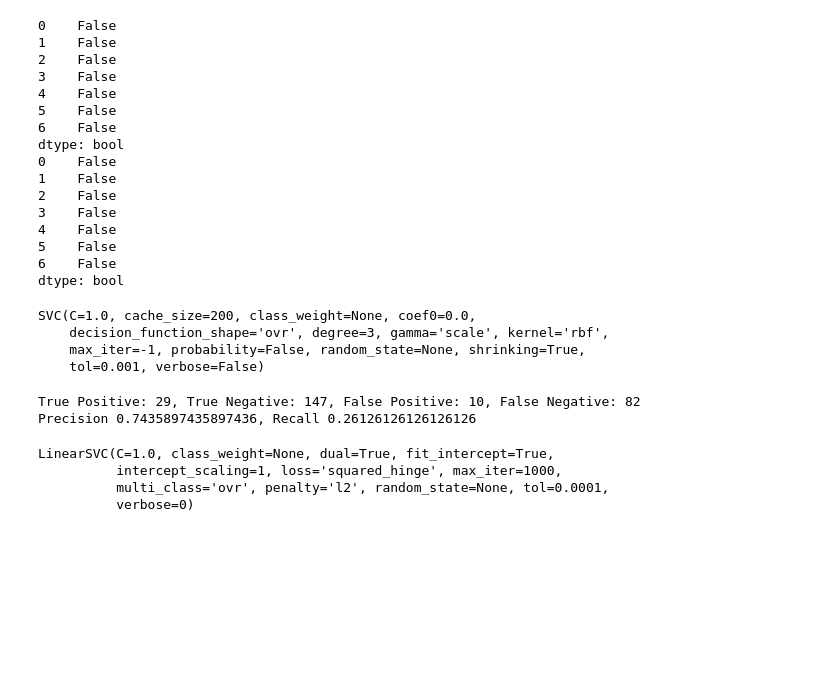
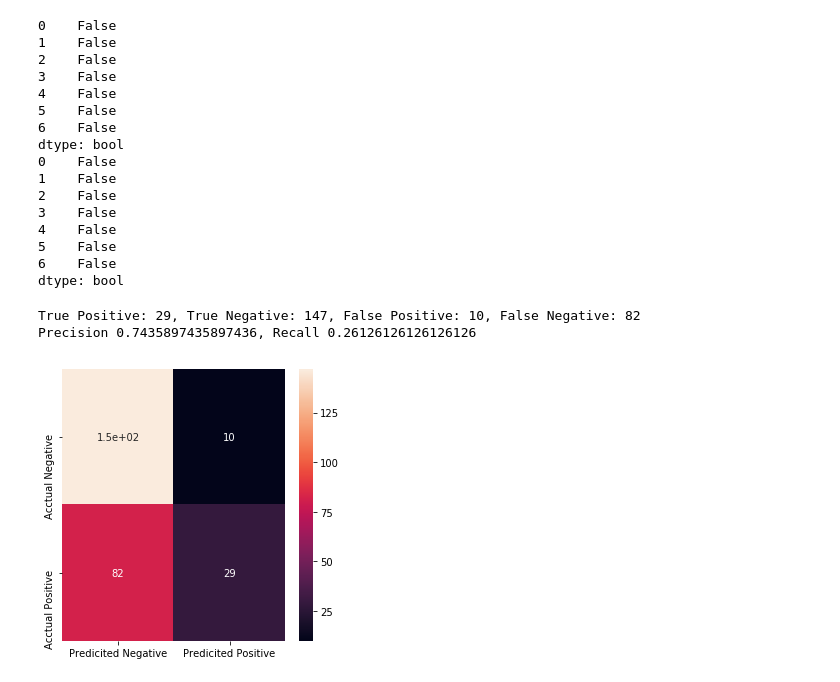
Before and after one commit to AnupKumarGupta/Machine-Learning-Lab-Assignments, a Jupyter notebook: Tiatanic.ipynb, the cells around one changed output. Drawn from its saved outputs; the diff is of its cells as text; code cells hidden in the pictures; blank space fills up the shorter version.

Commit message:
Different SVM models added (#3)
Closes #1

```diff
--- a/Tiatanic.ipynb
+++ b/Tiatanic.ipynb
@@ -115,42 +113,24 @@ labelEncoder.fit(X_unseen[:,6:].ravel())
 X_unseen[:,6:] = labelEncoder.transform(X_unseen[:,6:].ravel()).reshape(X_unseen[:,6:].shape[0],1)
 # %%
 X_train, X_test, y_train, y_test = train_test_split(X, Y, test_size=0.3, random_state=42)
-# %%
-# Kernel SVM
-kernel_svm = svm.SVC(gamma='scale')
-kernel_svm.fit(X_train, y_train.ravel())
-# %% [output]
-SVC(C=1.0, cache_size=200, class_weight=None, coef0=0.0,
-    decision_function_shape='ovr', degree=3, gamma='scale', kernel='rbf',
-    max_iter=-1, probability=False, random_state=None, shrinking=True,
-    tol=0.001, verbose=False)
 # %%
-TP=FN=FP=TN=0
+# Using RBF Kernel SVM model
+kernel_svm = svm.SVC(kernel='rbf', gamma='scale')
+kernel_svm.fit(X_train, y_train.ravel())
+pred = [0] * (X_test.shape[0])
 for row in range(X_test.shape[0]):
-    pred = (kernel_svm.predict(X_test[row].reshape(1, -1)))
-    if(pred ==1):
-      if(y_test[row]==1):
-        TP = TP + 1
-      else:
-        FP = FP +1
-    else:
-      if(y_test[row]==1):
-        FN = FN + 1
-      else:
-        TN = TN +1
+  pred[row] = (kernel_svm.predict(X_test[row].reshape(1, -1)))
+confusion_matrix_array = confusion_matrix(y_test, pred)
+TN, FP, FN, TP =confusion_matrix_array.ravel()
+df_cm = pd.DataFrame(confusion_matrix_array, index = ["Acctual Negative","Acctual Positive"],
+                  columns = ["Predicited Negative","Predicited Positive"])
+plt.figure(figsize = (5,5))
+sn.heatmap(df_cm, annot=True)
 print("True Positive: {0}, True Negative: {1}, False Positive: {2}, False Negative: {3} ".format(TP,TN,FP,FN))
 precision = TP/(TP+FP)
 recall = TP/(TP+FN)
 print("Precision {0}, Recall {1}".format(precision,recall))
 # %% [output]
 True Positive: 29, True Negative: 147, False Positive: 10, False Negative: 82
 Precision 0.7435897435897436, Recall 0.26126126126126126
+[figure, added]
-# %%
-# Linear SVM
-linear_svm = svm.LinearSVC()
-linear_svm.fit(X_train, y_train.ravel())
-# %% [output]
-LinearSVC(C=1.0, class_weight=None, dual=True, fit_intercept=True,
-          intercept_scaling=1, loss='squared_hinge', max_iter=1000,
-          multi_class='ovr', penalty='l2', random_state=None, tol=0.0001,
-          verbose=0)
```
Also changed, not shown: parts of 6 cells of this notebook.
